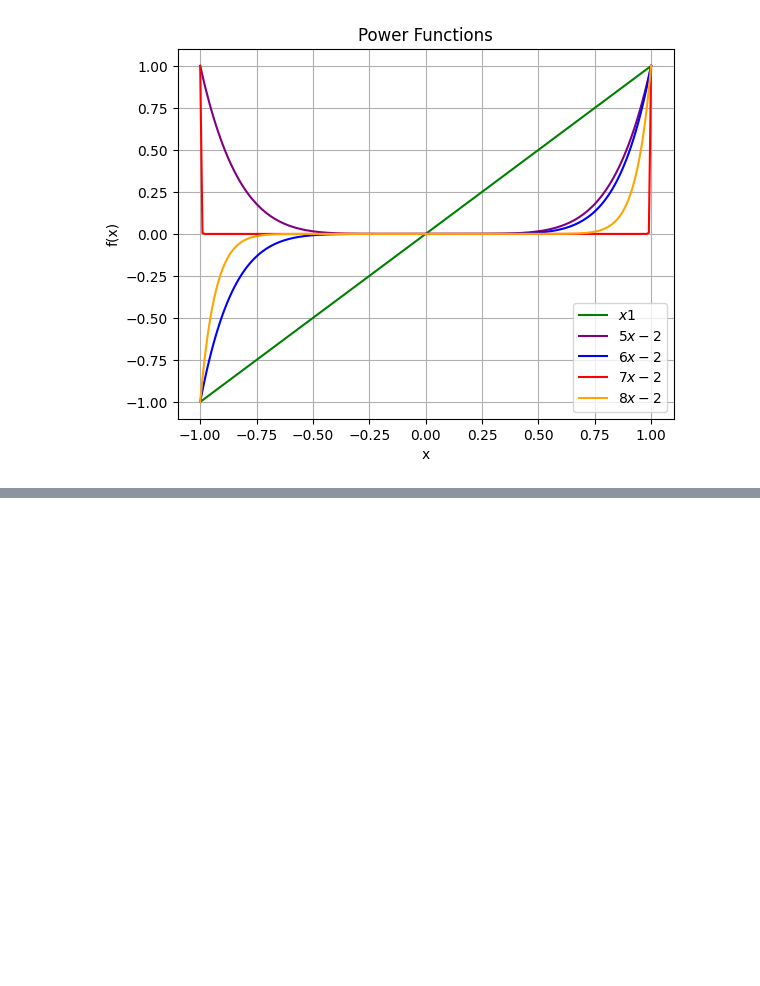
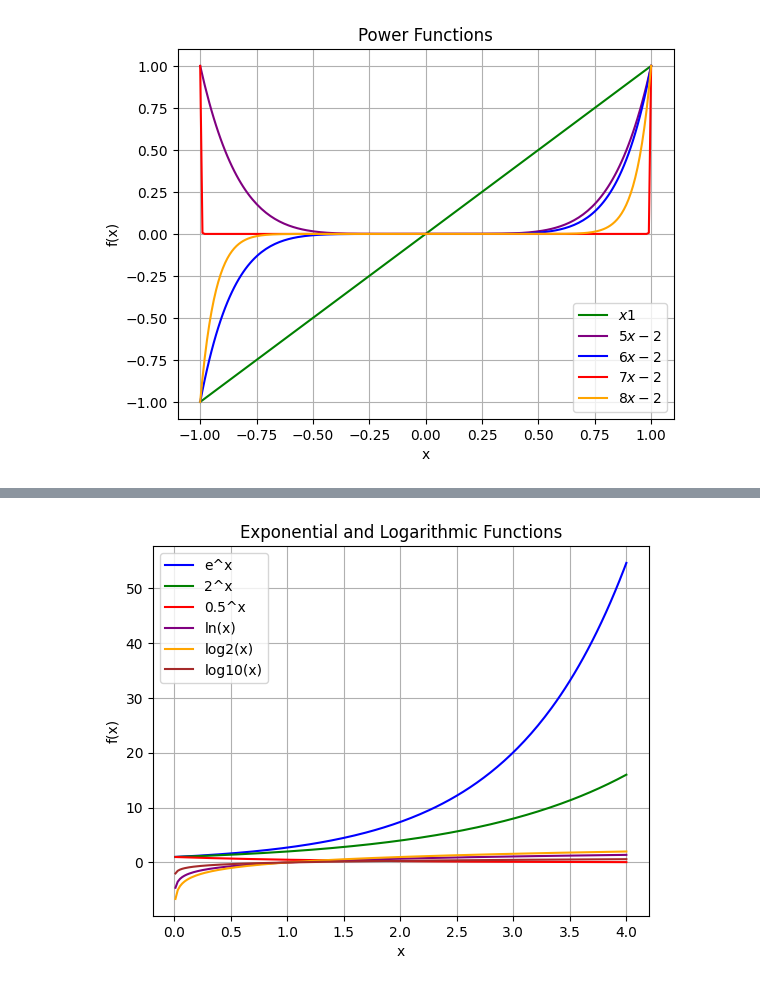
Before and after one commit to Codex643/Chapter-1, a Jupyter notebook: Chapter01-Section02-family-of-functions.ipynb, the cells around one changed output, grey strips where cells are left out. Saved outputs shown, nothing was run; the diff lists cells and outputs as text; code cells hidden in the pictures; blank space fills up the shorter version.

```diff
--- a/Chapter01-Section02-family-of-functions.ipynb
+++ b/Chapter01-Section02-family-of-functions.ipynb
@@ -143,0 +183,27 @@ plt.show()
+# %%
+x = np.linspace(0.01, 4, 200)  # Avoid zero for log
+# %%
+
+y_exp1 = np.exp(x)         # Exponential: e^x
+y_exp2 = 2**x              # Exponential: 2^x
+y_exp3 = 0.5**x            # Exponential: 0.5^x
+
+y_log1 = np.log(x)         # Natural log: ln(x)
+y_log2 = np.log2(x)        # Log base 2
+y_log3 = np.log10(x)       # Log base 10
+# %%
+
+plt.plot(x, y_exp1, label='e^x', color='blue')
+plt.plot(x, y_exp2, label='2^x', color='green')
+plt.plot(x, y_exp3, label='0.5^x', color='red')
+plt.plot(x, y_log1, label='ln(x)', color='purple')
+plt.plot(x, y_log2, label='log2(x)', color='orange')
+plt.plot(x, y_log3, label='log10(x)', color='brown')
+plt.title('Exponential and Logarithmic Functions')
+plt.xlabel('x')
+plt.ylabel('f(x)')
+plt.grid(True)
+plt.legend()
+plt.show()
+# %% [output]
+[figure, added]
```
Also changed, not shown: parts of 5 cells of this notebook, 1 other file.
